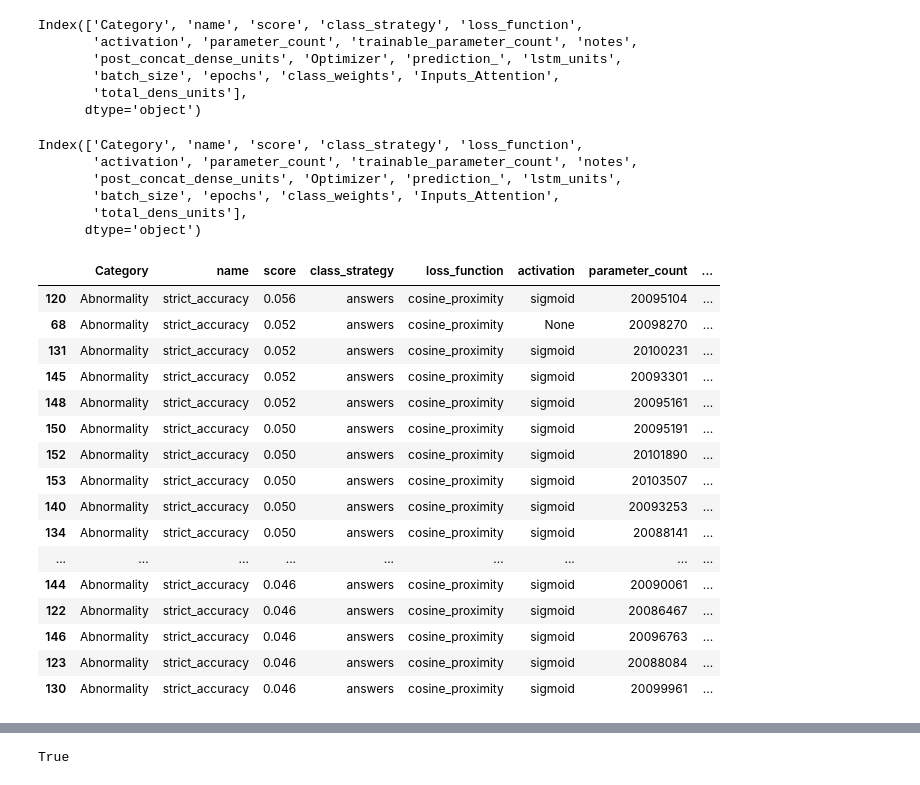
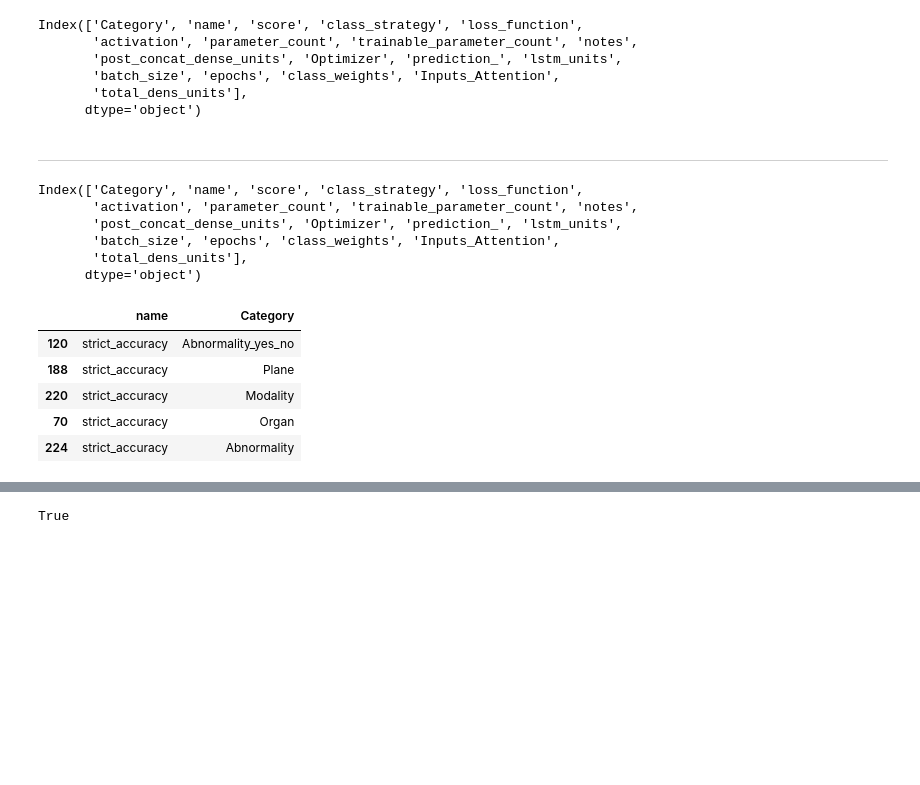
Before and after one commit to turner11/VQA-MED, a Jupyter notebook: VQA-MED/VQA.Python/plot_models_stats.ipynb, the cells around one changed output, grey strips where cells are left out. Saved outputs shown, nothing was run; the diff lists cells and outputs as text; code cells hidden in the pictures; blank space fills up the shorter version.

```diff
--- a/VQA-MED/VQA.Python/plot_models_stats.ipynb
+++ b/VQA-MED/VQA.Python/plot_models_stats.ipynb
@@ -51,6 +54,7 @@ df = df_models.join(df_scores, how='inner')\
 
 
 df=df[['Category', 'name', 'score','class_strategy',  'loss_function','activation', 'parameter_count','trainable_parameter_count', 'notes']]
+df= df[df.score >=0]
 df.loc[[120,202],:]
 # df.head()
 # %% [output]
@@ -197,37 +202,28 @@ Index(['Category', 'name', 'score', 'class_strategy', 'loss_function',
        'batch_size', 'epochs', 'class_weights', 'Inputs_Attention',
        'total_dens_units'],
       dtype='object')
+# %% [markdown]
+____
 # %%
-category = 'Abnormality'
-evaluation = 'strict_accuracy'# 'bleu'
+category =None#'Abnormality'#
+evaluation = 'strict_accuracy'# 'bleu'#
 evaluation_idxs = (df.name==evaluation) | (evaluation is None)
 category_idx = ((df.Category==category) | (category is None))
 cdf = df[evaluation_idxs & category_idx]
 
 print(cdf.columns)
-cdf.sort_values(by='score', ascending=False).head(25)
+cdf.sort_values(by='score', ascending=False)[['name','Category']].drop_duplicates()
 # %% [output]
 Index(['Category', 'name', 'score', 'class_strategy', 'loss_function',
        'activation', 'parameter_count', 'trainable_parameter_count', 'notes',
        'post_concat_dense_units', 'Optimizer', 'prediction_', 'lstm_units',
        'batch_size', 'epochs', 'class_weights', 'Inputs_Attention',
        'total_dens_units'],
       dtype='object')
-|  | Category | name | score | class_strategy | loss_function | activation | parameter_count | ... |
-| 120 | Abnormality | strict_accuracy | 0.056 | answers | cosine_proximity | sigmoid | 20095104 | ... |
-| 68 | Abnormality | strict_accuracy | 0.052 | answers | cosine_proximity | None | 20098270 | ... |
-| 131 | Abnormality | strict_accuracy | 0.052 | answers | cosine_proximity | sigmoid | 20100231 | ... |
-| 145 | Abnormality | strict_accuracy | 0.052 | answers | cosine_proximity | sigmoid | 20093301 | ... |
-| 148 | Abnormality | strict_accuracy | 0.052 | answers | cosine_proximity | sigmoid | 20095161 | ... |
-| 150 | Abnormality | strict_accuracy | 0.050 | answers | cosine_proximity | sigmoid | 20095191 | ... |
-| 152 | Abnormality | strict_accuracy | 0.050 | answers | cosine_proximity | sigmoid | 20101890 | ... |
-| 153 | Abnormality | strict_accuracy | 0.050 | answers | cosine_proximity | sigmoid | 20103507 | ... |
-| 140 | Abnormality | strict_accuracy | 0.050 | answers | cosine_proximity | sigmoid | 20093253 | ... |
-| 134 | Abnormality | strict_accuracy | 0.050 | answers | cosine_proximity | sigmoid | 20088141 | ... |
-| ... | ... | ... | ... | ... | ... | ... | ... | ... |
-| 144 | Abnormality | strict_accuracy | 0.046 | answers | cosine_proximity | sigmoid | 20090061 | ... |
-| 122 | Abnormality | strict_accuracy | 0.046 | answers | cosine_proximity | sigmoid | 20086467 | ... |
-| 146 | Abnormality | strict_accuracy | 0.046 | answers | cosine_proximity | sigmoid | 20096763 | ... |
-| 123 | Abnormality | strict_accuracy | 0.046 | answers | cosine_proximity | sigmoid | 20088084 | ... |
-| 130 | Abnormality | strict_accuracy | 0.046 | answers | cosine_proximity | sigmoid | 20099961 | ... |
+|  | name | Category |
+| 120 | strict_accuracy | Abnormality_yes_no |
+| 188 | strict_accuracy | Plane |
+| 220 | strict_accuracy | Modality |
+| 70 | strict_accuracy | Organ |
+| 224 | strict_accuracy | Abnormality |
 # %%
```
Also changed, not shown: parts of 9 cells of this notebook, 3 other files.
